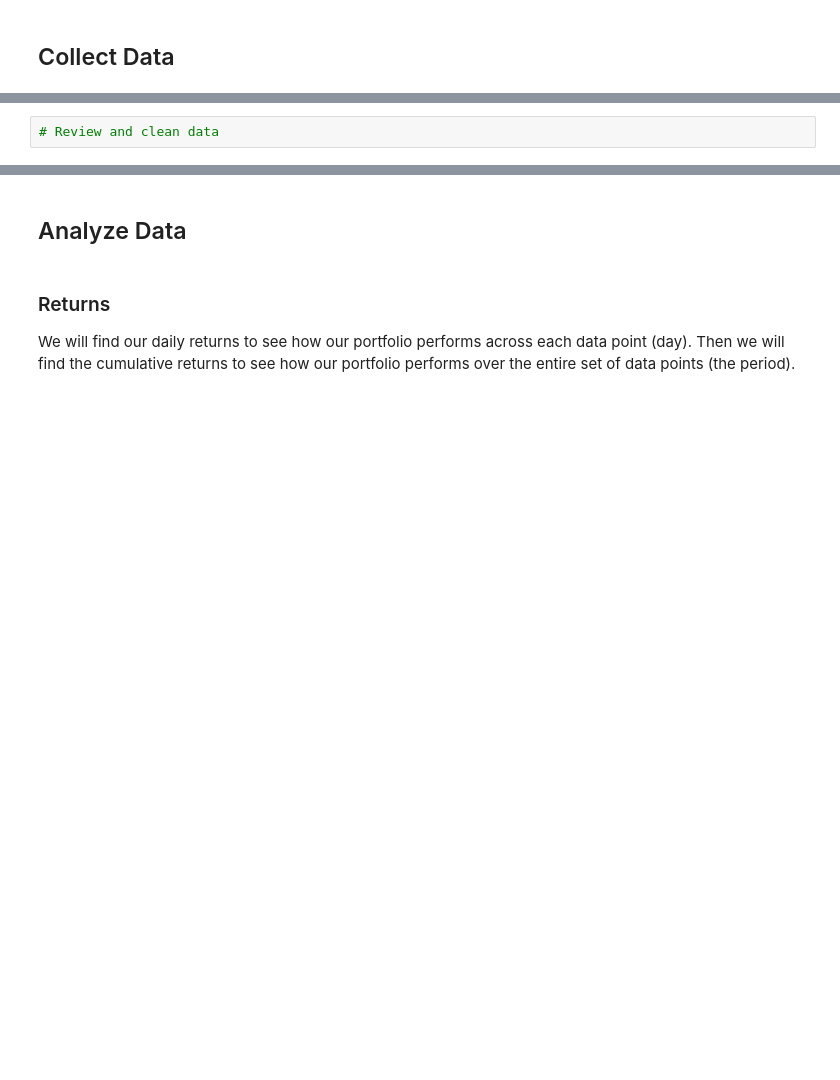
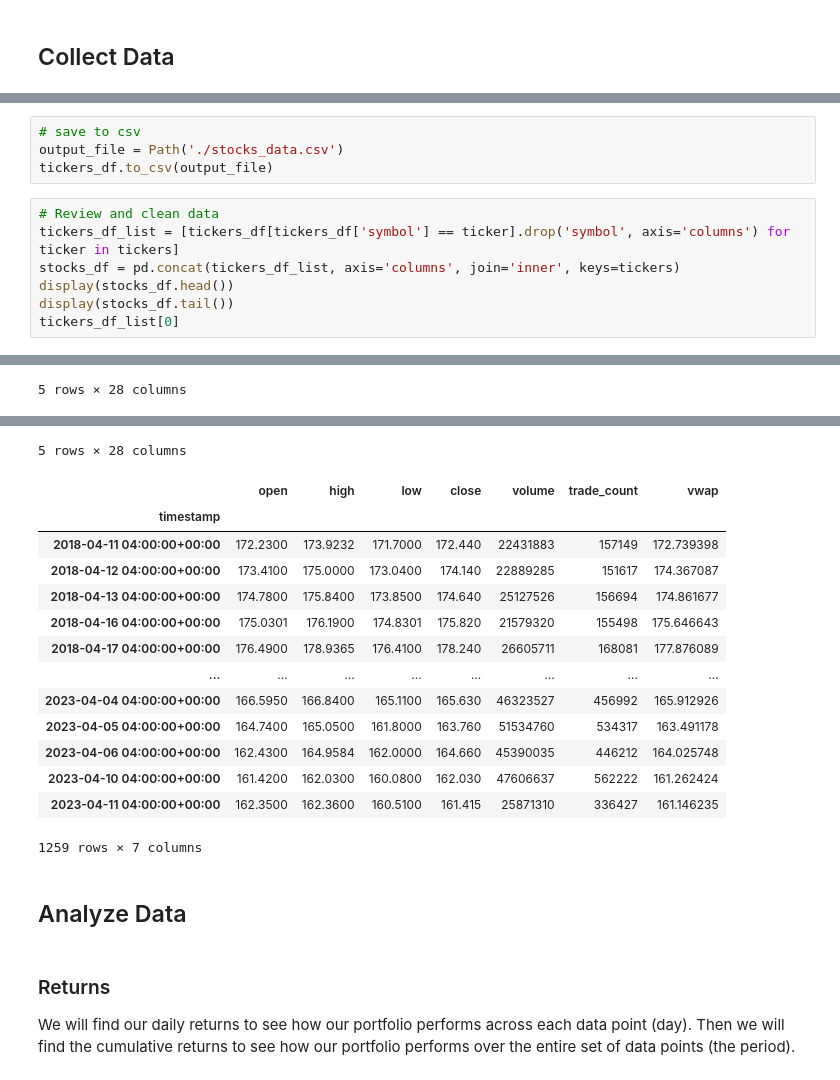
Before and after one commit to rafi-n/FinTech_Project1, a Jupyter notebook: Project1.ipynb, the cells around one changed output, grey strips where cells are left out. Saved outputs shown, nothing was run; the diff lists cells and outputs as text; blank space fills up the shorter version.

Commit message:
add new lib, updated notebook, add data

```diff
--- a/Project1.ipynb
+++ b/Project1.ipynb
@@ -20,2 +69,12 @@ This project will analyze portfolios consisting of different combinations of cry
+# %%
+# save to csv
+output_file = Path('./stocks_data.csv')
+tickers_df.to_csv(output_file)
 # %%
 # Review and clean data
+tickers_df_list = [tickers_df[tickers_df['symbol'] == ticker].drop('symbol', axis='columns') for ticker in tickers]
+stocks_df = pd.concat(tickers_df_list, axis='columns', join='inner', keys=tickers)
+display(stocks_df.head())
+display(stocks_df.tail())
+tickers_df_list[0]
+# %% [output]
@@ -21,0 +89 @@ This project will analyze portfolios consisting of different combinations of cry
+5 rows × 28 columns
@@ -22,3 +98,18 @@ This project will analyze portfolios consisting of different combinations of cry
+5 rows × 28 columns
+|  | open | high | low | close | volume | trade_count | vwap |
+| timestamp |  |  |  |  |  |  |  |
+| 2018-04-11 04:00:00+00:00 | 172.2300 | 173.9232 | 171.7000 | 172.440 | 22431883 | 157149 | 172.739398 |
+| 2018-04-12 04:00:00+00:00 | 173.4100 | 175.0000 | 173.0400 | 174.140 | 22889285 | 151617 | 174.367087 |
+| 2018-04-13 04:00:00+00:00 | 174.7800 | 175.8400 | 173.8500 | 174.640 | 25127526 | 156694 | 174.861677 |
+| 2018-04-16 04:00:00+00:00 | 175.0301 | 176.1900 | 174.8301 | 175.820 | 21579320 | 155498 | 175.646643 |
+| 2018-04-17 04:00:00+00:00 | 176.4900 | 178.9365 | 176.4100 | 178.240 | 26605711 | 168081 | 177.876089 |
+| ... | ... | ... | ... | ... | ... | ... | ... |
+| 2023-04-04 04:00:00+00:00 | 166.5950 | 166.8400 | 165.1100 | 165.630 | 46323527 | 456992 | 165.912926 |
+| 2023-04-05 04:00:00+00:00 | 164.7400 | 165.0500 | 161.8000 | 163.760 | 51534760 | 534317 | 163.491178 |
+| 2023-04-06 04:00:00+00:00 | 162.4300 | 164.9584 | 162.0000 | 164.660 | 45390035 | 446212 | 164.025748 |
+| 2023-04-10 04:00:00+00:00 | 161.4200 | 162.0300 | 160.0800 | 162.030 | 47606637 | 562222 | 161.262424 |
+| 2023-04-11 04:00:00+00:00 | 162.3500 | 162.3600 | 160.5100 | 161.415 | 25871310 | 336427 | 161.146235 |
+1259 rows × 7 columns
 # %% [markdown]
 ## Analyze Data
 # %% [markdown]
```
Also changed, not shown: parts of 7 cells of this notebook, 2 other files.
